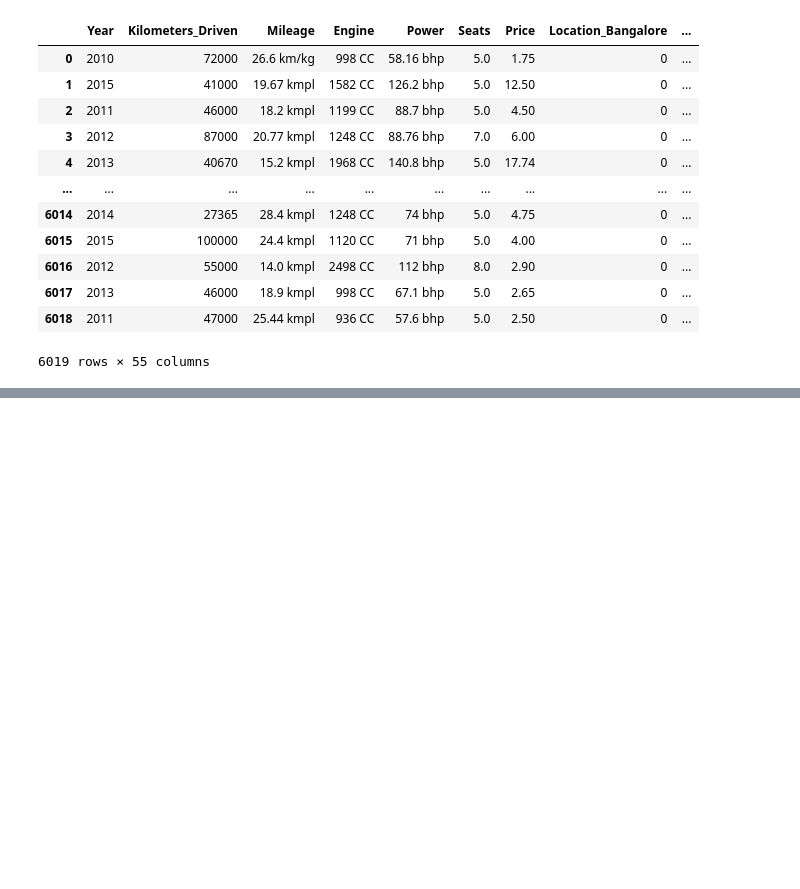
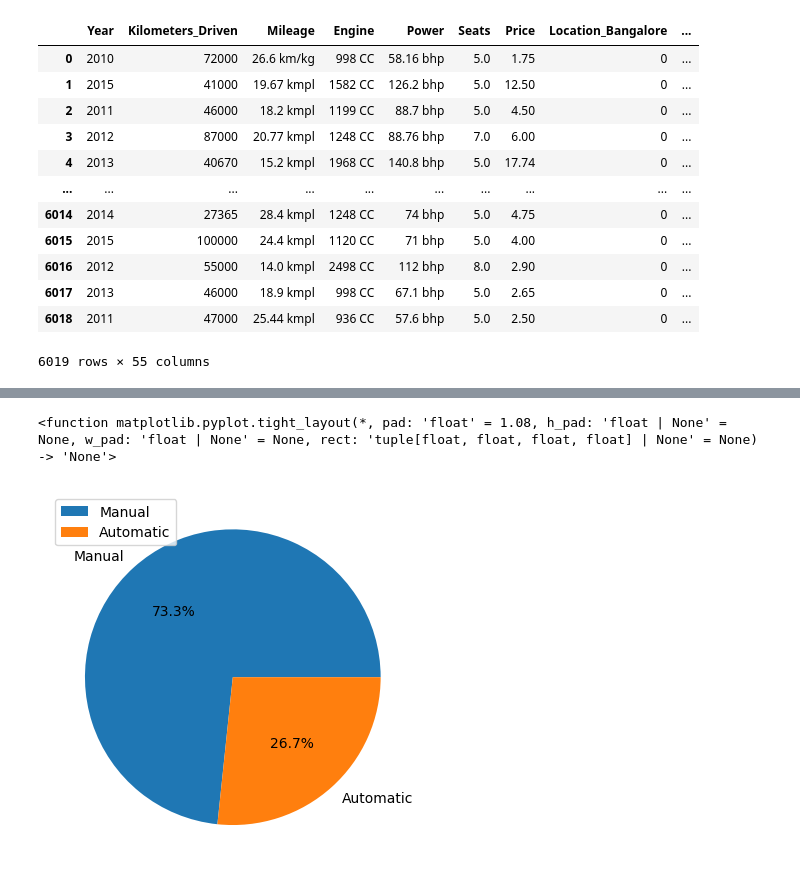
Before and after one commit to Ajinmakkanal/Machine-learning, a Jupyter notebook: regressiion/car_price_traindata.ipynb, the cells around one changed output, grey strips where cells are left out. Drawn from its saved outputs; the diff is of its cells as text; code cells hidden in the pictures; blank space fills up the shorter version.

```diff
--- a/regressiion/car_price_traindata.ipynb
+++ b/regressiion/car_price_traindata.ipynb
@@ -339,0 +654,9 @@ df8
+# %%
+a2=DF['Transmission'].value_counts()
+# %%
+plt.pie(a2,autopct="%1.01f%%",labels=df3.index)
+plt.legend()
+plt.tight_layout
+# %% [output]
+<function matplotlib.pyplot.tight_layout(*, pad: 'float' = 1.08, h_pad: 'float | None' = None, w_pad: 'float | None' = None, rect: 'tuple[float, float, float, float] | None' = None) -> 'None'>
+[figure, added]
```
Also changed, not shown: parts of 60 cells of this notebook.
